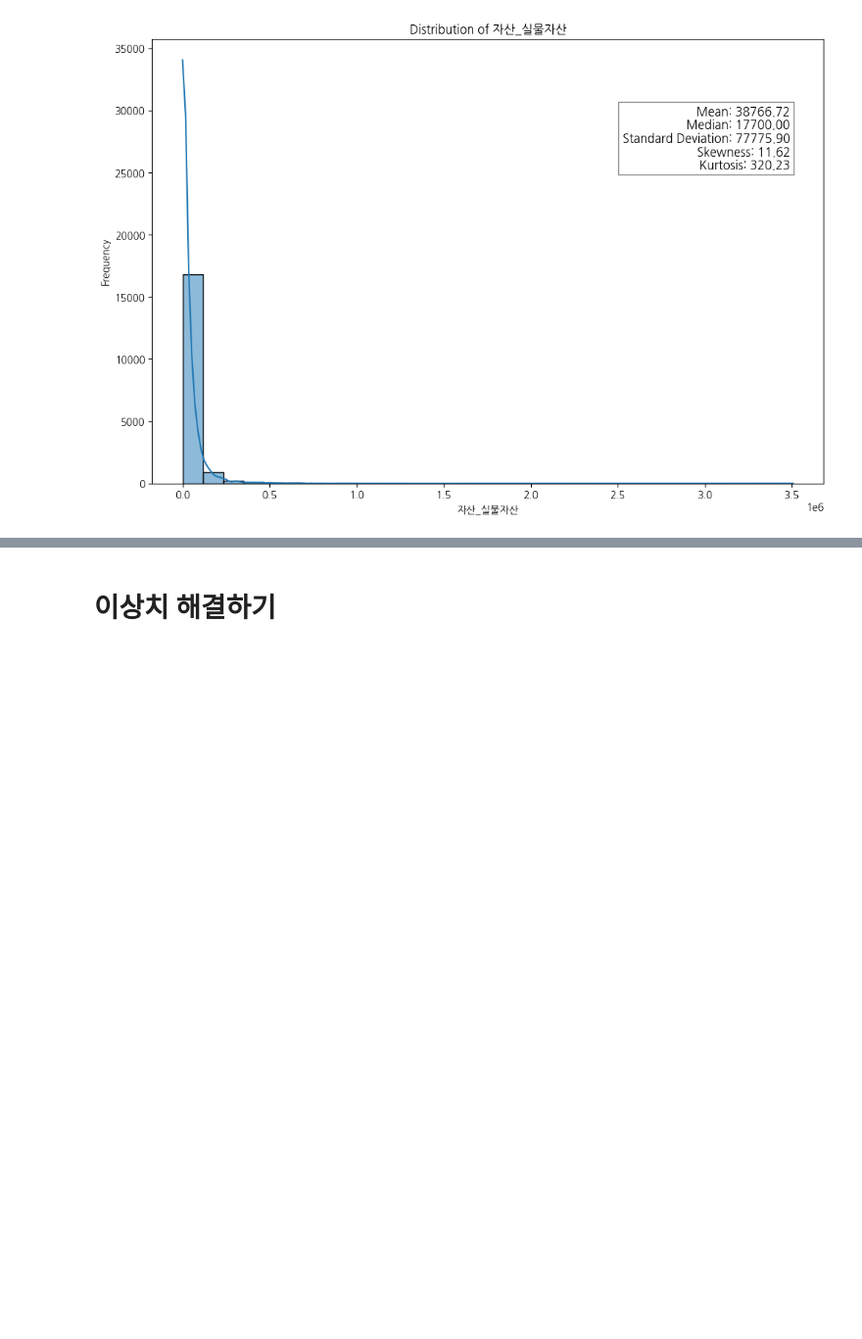
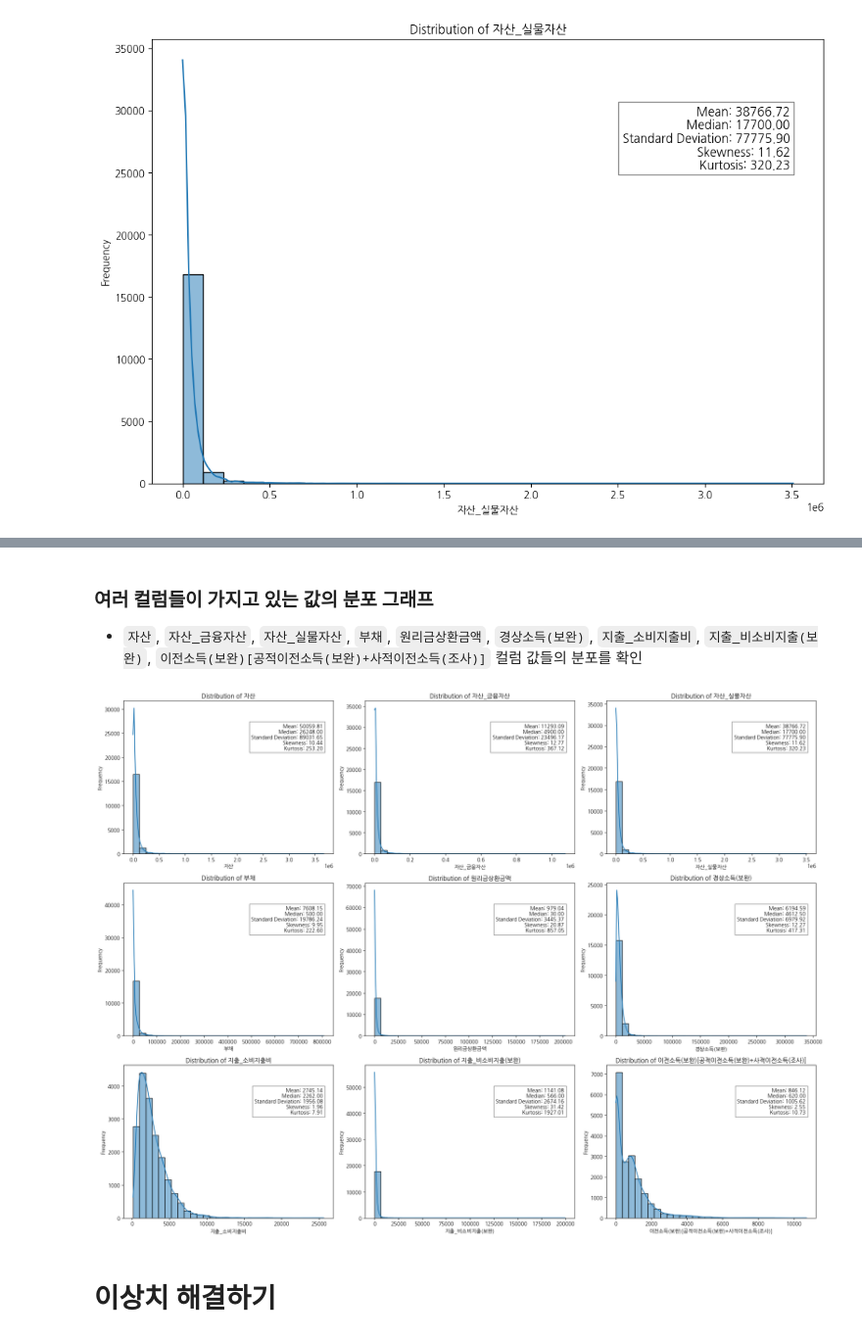
Before and after one commit to seonae0223/mid_project, a Jupyter notebook: 소득_분위_결정_요인_분석_및_예측.ipynb, the cells around one changed output, grey strips where cells are left out. Shown at 98% size. Cells and saved outputs as stored; diff of their text form; code cells hidden in the pictures; blank space fills up the shorter version.

```diff
--- a/소득_분위_결정_요인_분석_및_예측.ipynb
+++ b/소득_분위_결정_요인_분석_및_예측.ipynb
@@ -342,3 +385,54 @@ plt.show()
+# %% [markdown]
+### 여러 컬럼들이 가지고 있는 값의 분포 그래프
+- `자산`, `자산_금융자산`, `자산_실물자산`, `부채`, `원리금상환금액`, `경상소득(보완)`, `지출_소비지출비`, `지출_비소비지출(보완)`, `이전소득(보완)[공적이전소득(보완)+사적이전소득(조사)]` 컬럼 값들의 분포를 확인
+# %%
+import matplotlib.pyplot as plt
+import seaborn as sns
+
+# 분석할 컬럼들 리스트
+columns_to_plot = ['자산', '자산_금융자산', '자산_실물자산', '부채', '원리금상환금액', '경상소득(보완)', '지출_소비지출비', '지출_비소비지출(보완)', '이전소득(보완)[공적이전소득(보완)+사적이전소득(조사)]']
+
+# 행과 열의 개수 설정
+num_columns = 3
+num_rows = (len(columns_to_plot) + num_columns - 1) // num_columns
+
+# 전체 그래프 크기 설정
+plt.figure(figsize=(20, 5 * num_rows))
+
+# 컬럼마다 그래프를 출력
+for i, column_to_plot in enumerate(columns_to_plot):
+    plt.subplot(num_rows, num_columns, i + 1)
+
+    # 기본 통계 요약
+    stats_summary = df_income[column_to_plot].describe()
+
+    # 분포의 형태(왜도와 첨도) 계산
+    skewness = df_income[column_to_plot].skew()
+    kurtosis = df_income[column_to_plot].kurt()
+
+    # 히스토그램과 KDE 시각화
+    sns.histplot(df_income[column_to_plot], bins=30, kde=True)
+    plt.title(f'Distribution of {column_to_plot}')
+    plt.xlabel(column_to_plot)
+    plt.ylabel('Frequency')
+
+    # 텍스트로 통계 요약, 왜도, 첨도 추가
+    plt.text(0.95, 0.85, f'Mean: {stats_summary["mean"]:.2f}\n'
+                         f'Median: {stats_summary["50%"]:.2f}\n'
+                         f'Standard Deviation: {stats_summary["std"]:.2f}\n'
+                         f'Skewness: {skewness:.2f}\n'
+                         f'Kurtosis: {kurtosis:.2f}',
+             transform=plt.gca().transAxes, fontsize=10,
+             verticalalignment='top', horizontalalignment='right',
+             bbox=dict(facecolor='white', alpha=0.5))
+
+# 그래프 간 간격 조정
+plt.tight_layout()
+plt.show()
+
+plt.show()
+# %% [output]
+[figure, added]
 # %% [markdown]
 # 이상치 해결하기
 # %% [markdown]
```
Also changed, not shown: parts of 7 cells of this notebook.
